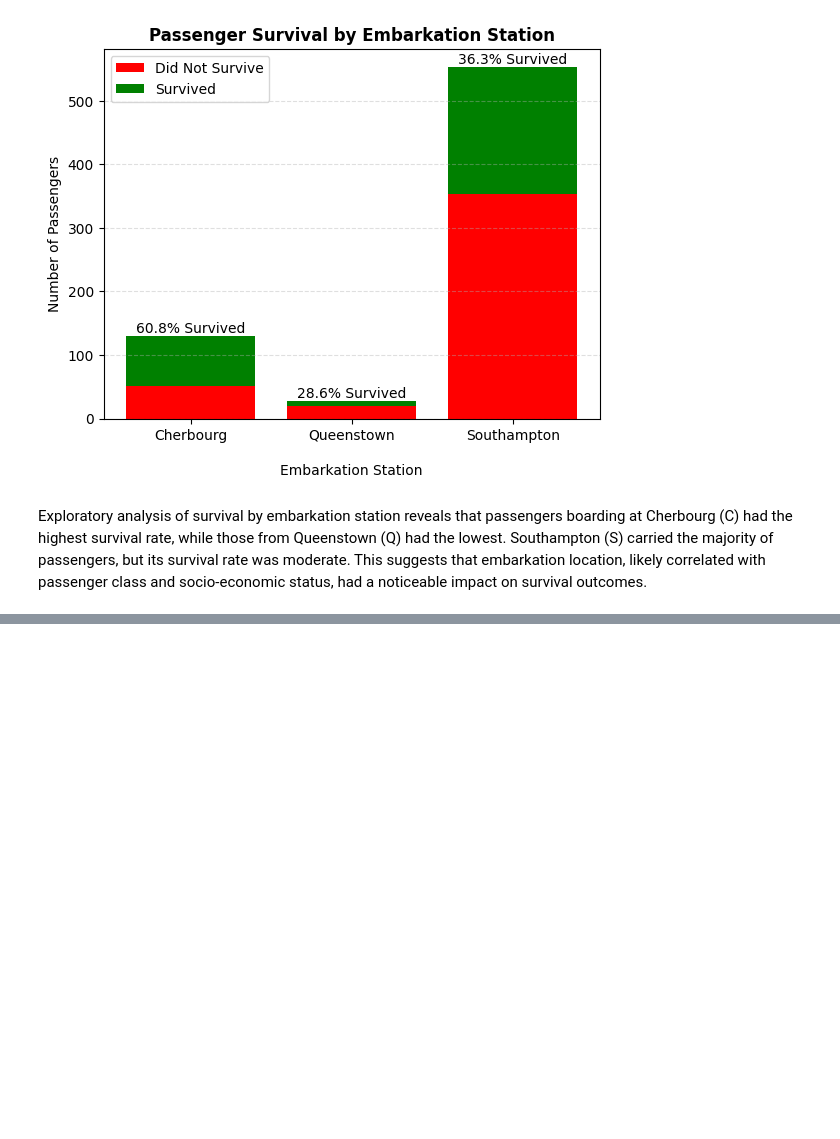
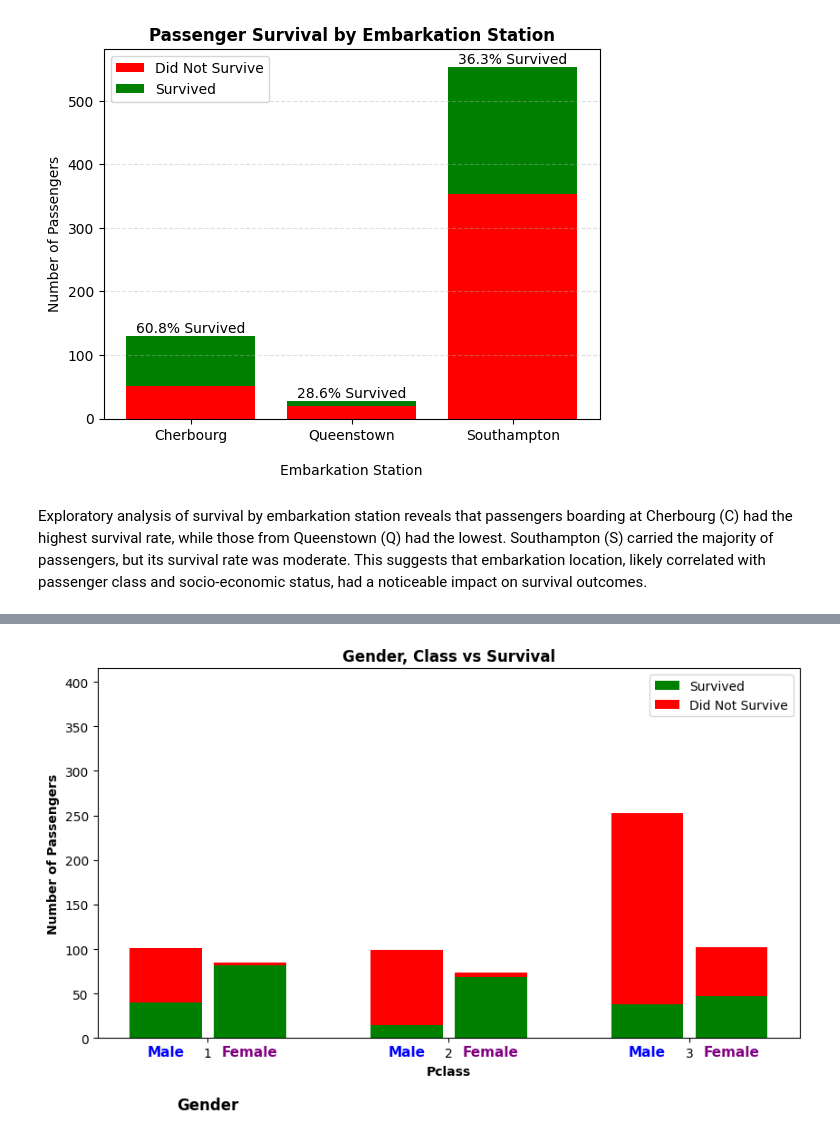
Before and after one commit to ayoosh226/EDA-Titanic-, a Jupyter notebook: titanic_visualization.ipynb, the cells around one changed output, grey strips where cells are left out. Cells and saved outputs as stored; diff of their text form; code cells hidden in the pictures; blank space fills up the shorter version.

```diff
--- a/titanic_visualization.ipynb
+++ b/titanic_visualization.ipynb
@@ -429,0 +441,3 @@ Exploratory analysis of survival by embarkation station reveals that passengers
+# %%
+gc=df.groupby(['Sex','Pclass','Survived']).size().unstack()
+gc
@@ -429,0 +453,59 @@ Exploratory analysis of survival by embarkation station reveals that passengers
+# %%
+classes = [1, 2, 3]
+bar_width = 0.35
+x = np.arange(len(classes))
+
+plt.figure(figsize=(10,6))
+
+# Male: Survived (bottom) + Did Not Survive (top)
+plt.bar(x - bar_width/2,
+        [gc.loc[('male', c), 1] for c in classes],
+        color='green',
+        width=0.30)
+
+plt.bar(x - bar_width/2,
+        [gc.loc[('male', c), 0] for c in classes],
+        bottom=[gc.loc[('male', c), 1] for c in classes],
+        color='red',
+        width=0.30)
+
+# Female: Survived (bottom) + Did Not Survive (top)
+plt.bar(x + bar_width/2,
+        [gc.loc[('female', c), 1] for c in classes],
+        color='green',
+        label='Survived',
+        width=0.30)
+
+plt.bar(x + bar_width/2,
+        [gc.loc[('female', c), 0] for c in classes],
+        bottom=[gc.loc[('female', c), 1] for c in classes],
+        color='red',
+        label='Did Not Survive',
+        width=0.30)
+
+# ✅ Add gender labels below each group
+for i, cls in enumerate(classes):
+    plt.text(x[i] - bar_width/2, -20, 'Male', ha='center', fontsize=11, fontweight='bold', color='blue')
+    plt.text(x[i] + bar_width/2, -20, 'Female', ha='center', fontsize=11, fontweight='bold', color='purple')
+
+# ✅ Draw a small bracket-style annotation to indicate which side is which (optional but nice)
+plt.annotate("",
+             xy=(x[0] - bar_width, -50), xytext=(x[0] + bar_width, -50),
+             arrowprops=dict(arrowstyle='-[,widthB=4.5', lw=2, color='black'))
+plt.text(x[0], -80, "Gender", ha='center', fontsize=12, fontweight='bold')
+
+# Axis labels and title
+plt.xticks(x, classes)
+plt.xlabel('Pclass', fontweight='bold')
+plt.ylabel('Number of Passengers', fontweight='bold')
+plt.title('Gender, Class vs Survival', fontweight='bold')
+plt.legend()
+
+# Adjust limits so text below is visible
+plt.ylim(0, gc.values.max() + 200)
+
+plt.subplots_adjust(bottom=0.2)
+
+plt.show()
+# %% [output]
+[figure, added]
```
Also changed, not shown: parts of 5 cells of this notebook.
